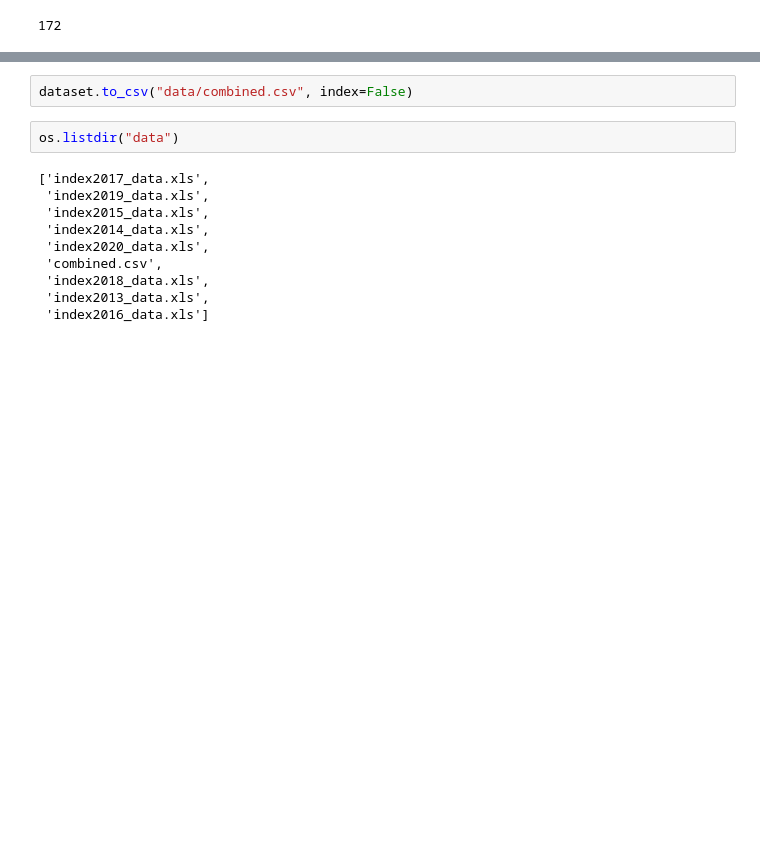
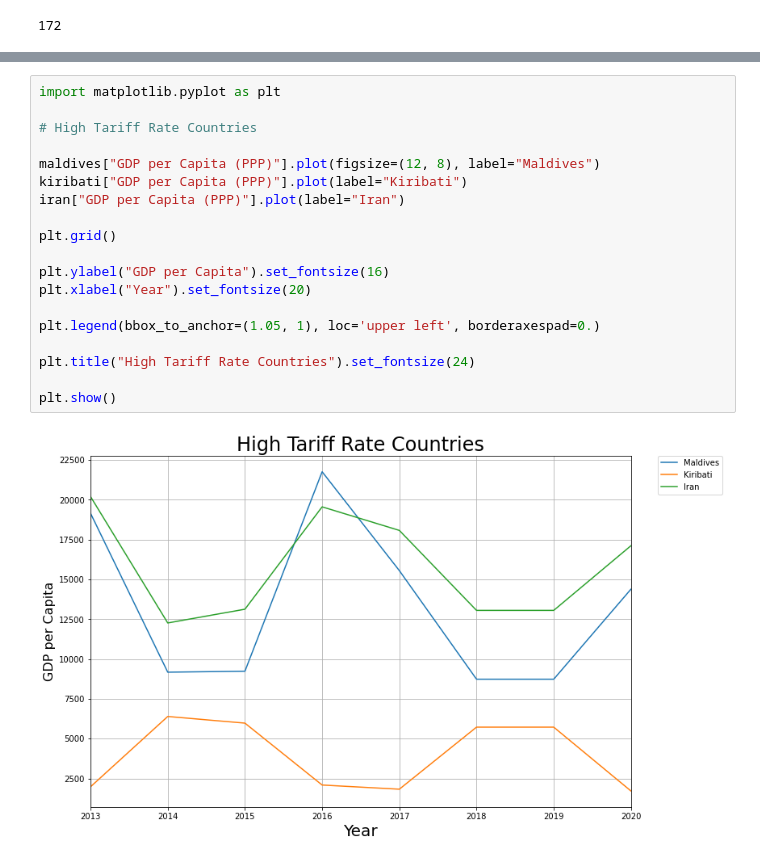
Before and after one commit to samuelswank/Tariffs, a Jupyter notebook: tariffs.ipynb, the cells around one changed output, grey strips where cells are left out. Drawn from its saved outputs; the diff is of its cells as text; blank space fills up the shorter version.

```diff
--- a/tariffs.ipynb
+++ b/tariffs.ipynb
@@ -1062,14 +1078,21 @@ dataset.head()
-# %%
-dataset.to_csv("data/combined.csv", index=False)
-# %%
-os.listdir("data")
-# %% [output]
-['index2017_data.xls',
- 'index2019_data.xls',
- 'index2015_data.xls',
- 'index2014_data.xls',
- 'index2020_data.xls',
- 'combined.csv',
- 'index2018_data.xls',
- 'index2013_data.xls',
- 'index2016_data.xls']
+# %%
+import matplotlib.pyplot as plt
+
+# High Tariff Rate Countries
+
+maldives["GDP per Capita (PPP)"].plot(figsize=(12, 8), label="Maldives")
+kiribati["GDP per Capita (PPP)"].plot(label="Kiribati")
+iran["GDP per Capita (PPP)"].plot(label="Iran")
+
+plt.grid()
+
+plt.ylabel("GDP per Capita").set_fontsize(16)
+plt.xlabel("Year").set_fontsize(20)
+
+plt.legend(bbox_to_anchor=(1.05, 1), loc='upper left', borderaxespad=0.)
+
+plt.title("High Tariff Rate Countries").set_fontsize(24)
+
+plt.show()
+# %% [output]
+[figure, added]
```
Also changed, not shown: parts of 37 cells of this notebook.
